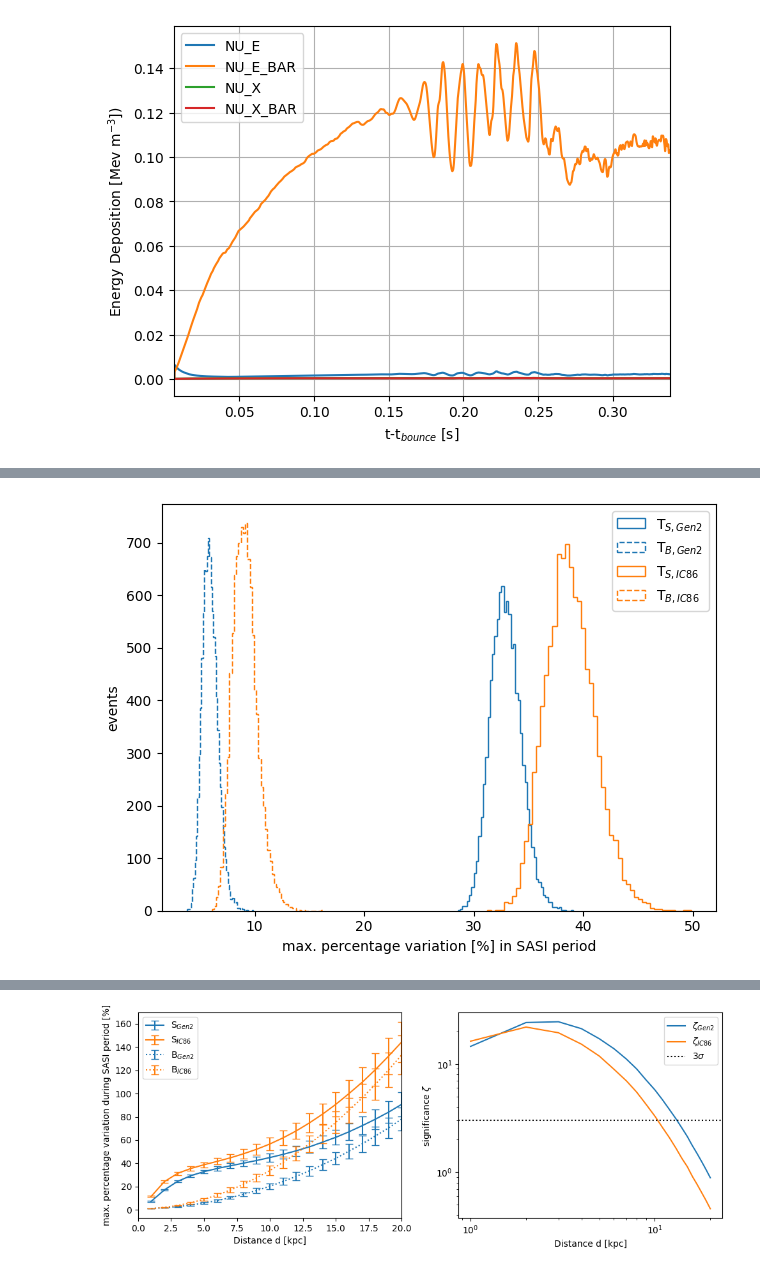
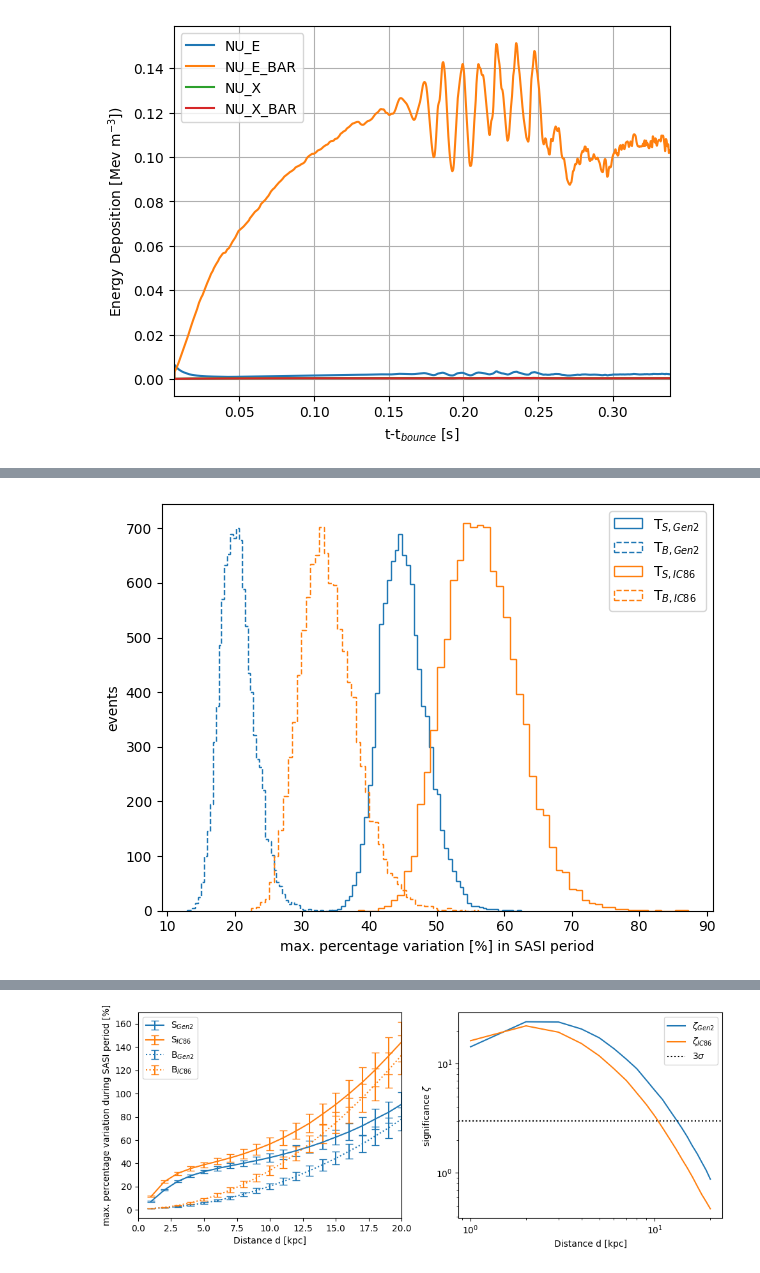
Before and after one commit to icecube/ASTERIA, a Jupyter notebook: docs/my_project/analysis/amplitude_analysis.ipynb, the cells around one changed output, grey strips where cells are left out. Saved outputs shown, nothing was run; the diff lists cells and outputs as text; code cells hidden in the pictures.

```diff
--- a/docs/my_project/analysis/amplitude_analysis.ipynb
+++ b/docs/my_project/analysis/amplitude_analysis.ipynb
@@ -259,16 +259,16 @@ plt.tight_layout()
 # %%
-t, Sm_gen2, Sm_ic86, Bm_gen2, Bm_ic86 = signal_processing(sim, dt=dt, distance=5*u.kpc, trials=10000, minmax_window=10, return_max_percentage=True)
+t, Sm_gen2, Sm_ic86, Bm_gen2, Bm_ic86 = signal_processing(sim, dt=dt, distance=10*u.kpc, trials=10000, minmax_window=10, return_max_percentage=True)
 plt.hist(Sm_gen2*100, bins = 50, histtype='step', color = 'C0', ls = '-', label=r'T$_{S,Gen2}$')
 plt.hist(Bm_gen2*100, bins = 50, histtype='step', color = 'C0', ls = '--', label=r'T$_{B,Gen2}$')
 plt.hist(Sm_ic86*100, bins = 50, histtype='step', color = 'C1', ls = '-', label=r'T$_{S,IC86}$')
 plt.hist(Bm_ic86*100, bins = 50, histtype='step', color = 'C1', ls = '--', label=r'T$_{B,IC86}$')
 plt.xlabel('max. percentage variation [%] in SASI period')
 plt.ylabel('events')
 #plt.xlim(0,100)
 plt.legend()
 plt.tight_layout()
 # %% [output]
-[figure, old version]
+[figure, new version]
 # %%
 distances = np.arange(1,21,1) * u.kpc
 trials = 10000
```
Also changed, not shown: parts of 2 cells of this notebook, 11 other files.
